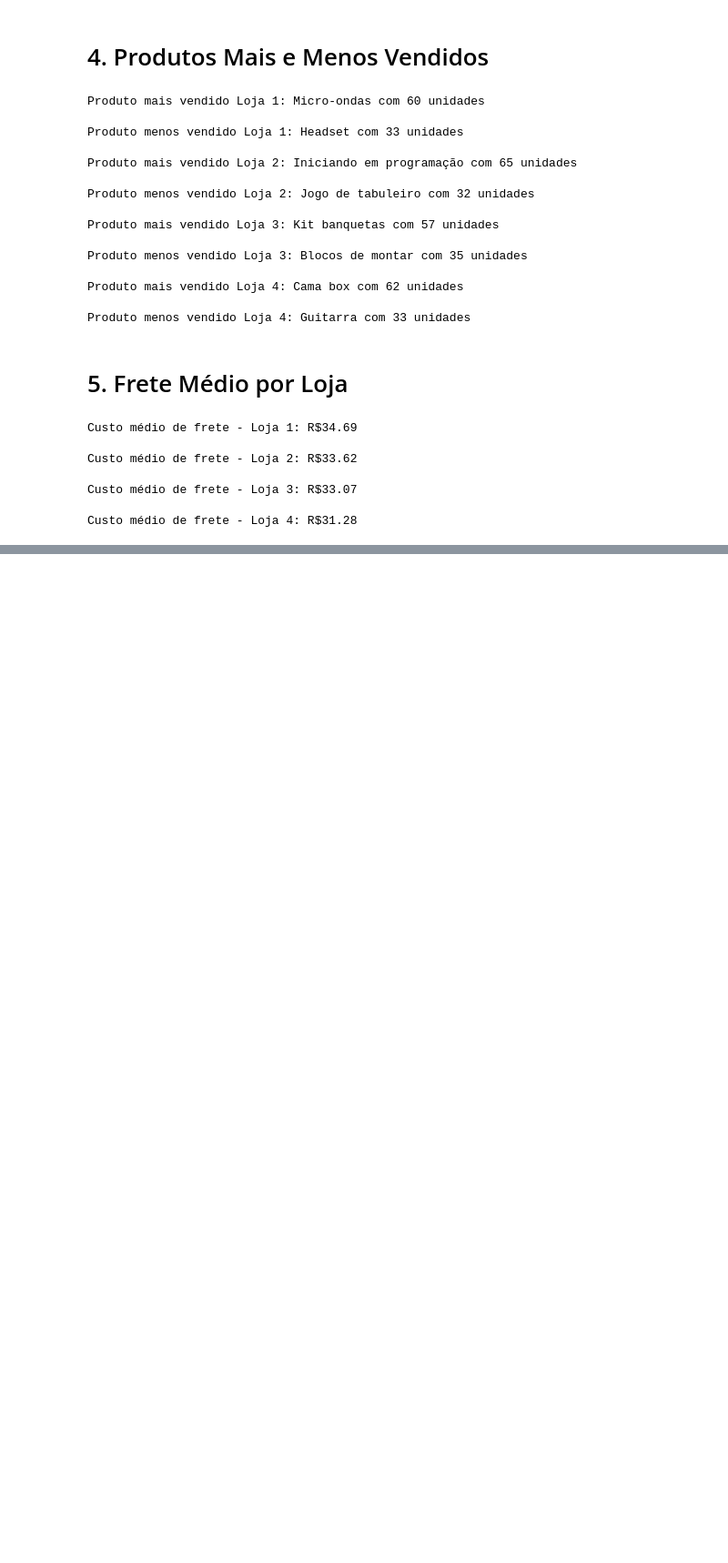
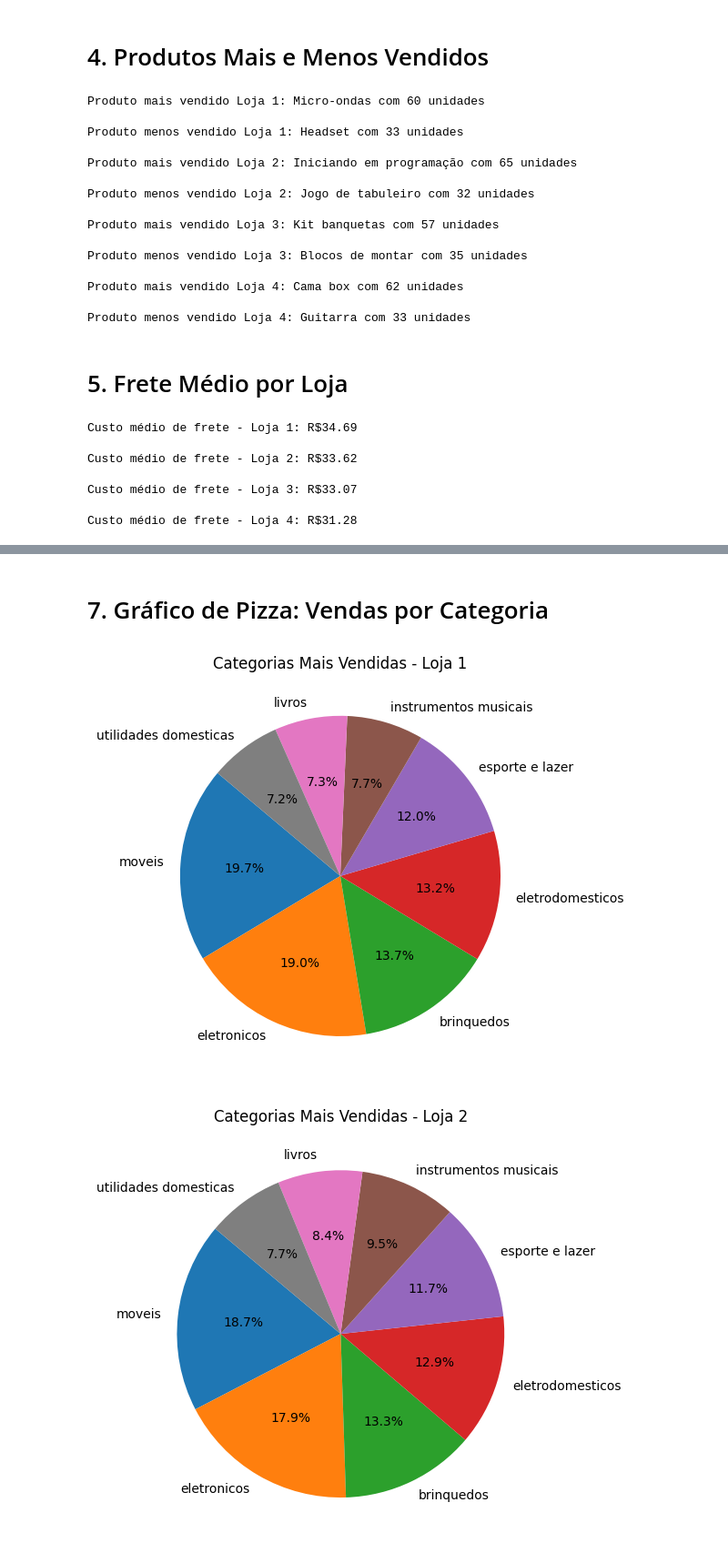
Before and after one commit to vthamada/challenge-alura-store, a Jupyter notebook: AluraStoreBr.ipynb, the cells around one changed output, grey strips where cells are left out. Shown at 91% size. Cells and saved outputs as stored; diff of their text form; code cells hidden in the pictures; blank space fills up the shorter version.

```diff
--- a/AluraStoreBr.ipynb
+++ b/AluraStoreBr.ipynb
@@ -42,7 +42,14 @@ Faturamento Loja 4: R$1384497.58
 lojas = [loja, loja2, loja3, loja4]
 
 for i in range(len(lojas)):
-    print(f"\nCategorias mais vendidas - Loja {i+1}:")
-    print(lojas[i]['Categoria do Produto'].value_counts())
+    categorias_vendidas = lojas[i]['Categoria do Produto'].value_counts()
+    quantidade_total_vendida = lojas[i]['Categoria do Produto'].value_counts().sum()
+    categoria_mais_vendida = categorias_vendidas.idxmax()
+    categoria_menos_vendida = categorias_vendidas.idxmin()
+    print(f"\nCategorias mais vendidas - Loja {i+1}:\n")
+    print(categorias_vendidas)
+    print(f"\nQuantidade total vendida: {quantidade_total_vendida}")
+    print(f"\nCategoria mais vendida: {categoria_mais_vendida}")
+    print(f"\nCategoria menos vendida: {categoria_menos_vendida} \n")
 # %% [output]
 Categorias mais vendidas - Loja 1:
@@ -124,0 +149,19 @@ Custo médio de frete - Loja 4: R$31.28
+# %% [markdown]
+# 7. Gráfico de Pizza: Vendas por Categoria
+# %%
+import matplotlib.pyplot as plt
+
+lojas = [loja, loja2, loja3, loja4]
+nomes_lojas = ['Loja 1', 'Loja 2', 'Loja 3', 'Loja 4']
+
+for i in range(len(lojas)):
+  categorias_vendidas = lojas[i]['Categoria do Produto'].value_counts()
+
+  plt.figure(figsize=(6, 6))
+  plt.pie(categorias_vendidas.values, labels=categorias_vendidas.index, autopct='%1.1f%%', startangle=140)
+  plt.title(f'Categorias Mais Vendidas - {nomes_lojas[i]}')
+  plt.tight_layout()
+  plt.show()
+# %% [output]
+[figure, added]
+[figure, added]
```
Also changed, not shown: parts of 10 cells of this notebook.
